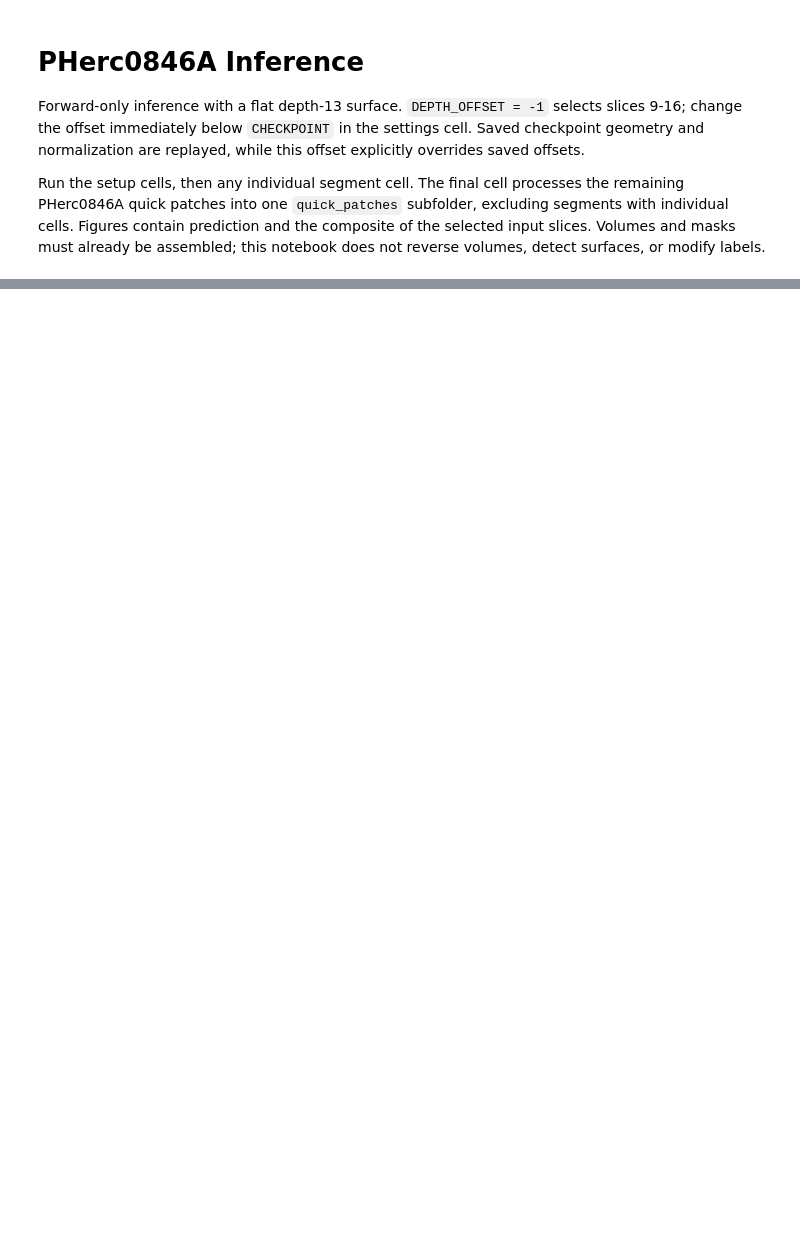
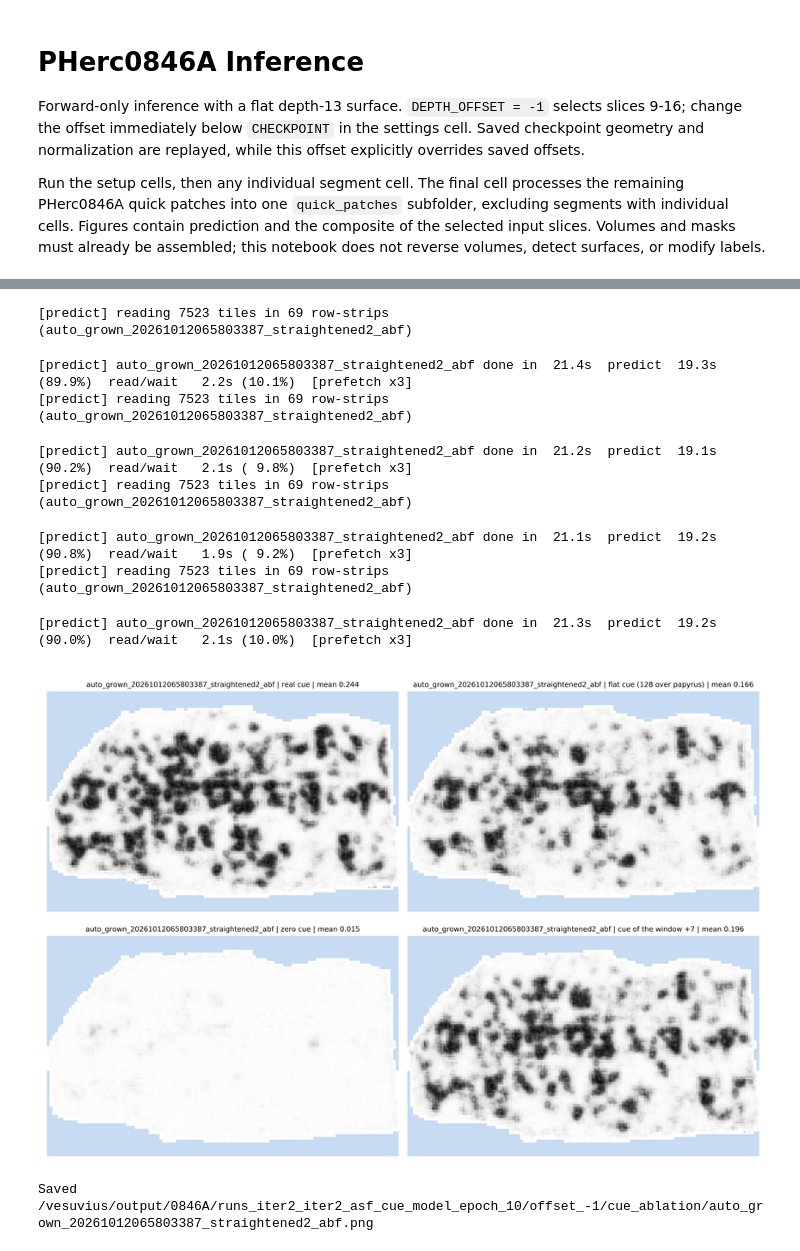
Before and after one commit to jeff-j-chen/vesuvius, a Jupyter notebook: 0846A_eval.ipynb, the cells around one changed output, grey strips where cells are left out. Saved outputs shown, nothing was run; the diff lists cells and outputs as text; code cells hidden in the pictures; blank space fills up the shorter version.

```diff
--- a/0846A_eval.ipynb
+++ b/0846A_eval.ipynb
@@ -10,7 +10,7 @@ depth_ensemble = []
 # how ensemble depths combine: 'z-score' (top-2), 'max', 'mid-boost' (k=3), 'mean' (top-2); '' = 'mid-boost'
 ensemble_method = ''
 
-CHECKPOINT = "/vesuvius/models/runs_iter2/iter2_ft_asf_mil/best_model_f1.pth"
+CHECKPOINT = "/vesuvius/models/runs_iter2/iter2_cue_dropout_labelsv3_seed17/model_epoch_10.pth"
 DEPTH_OFFSET = -1
 
 FLAT_DEPTH = 13
@@ -309,6 +330,8 @@ import utils.depth_ensemble as depth_ensemble_utils
 importlib.reload(figure_utils)
 importlib.reload(depth_ensemble_utils)
 depth_ensemble_utils.resolve(depth_ensemble, ensemble_method)
+
+PREDICTIONS = {}  # last prediction grid of each rendered patch, for cells that post-process it
 
 
 def training_label_and_cue(name, inputs):
@@ -341,6 +364,7 @@ def render(name, output_subdir=None, preview=True):
         surface_confidence_map=inputs["surface_confidence"],
         surface_depth_offset=offset, cue_map=inputs["cue"],
     )
+    PREDICTIONS[name] = np.array(prediction, dtype=np.float32)
     ensemble_label = depth_ensemble_utils.describe([offset + o for o in offsets], method)
     projection = np.asarray(inputs["volume"][WINDOW_START:WINDOW_END]).max(axis=0)
     composite = np.clip(projection, 0, 255).astype(np.uint8) * inputs["mask"]
@@ -402,3 +436,76 @@ render(WINNING)
+# %%
+# CUE ABLATION, no training: the same checkpoint on the winning sheet with only the asf_morph cue channel changed.
+#   real cue                | flat cue (128 = "no information" over the papyrus)
+#   zero cue (strongest "no ink" evidence) | cue of the window +7 slices away (a real map, but the wrong one for these slices)
+# Regions that fade with the flat/zero cue are driven by the cue; regions that survive come from the raw slices. The model never
+# saw these cues in training, so read which regions change, not the absolute probabilities.
+from utils.precomputed_asf import cue_from_window
+
+ABLATION_SWAP_SHIFT = 7
+
+
+def cue_ablation(name=WINNING, preview=True):
+    from utils.fast_figure import orient_display
+
+    inputs = load_inputs(name)
+    if str(C.model.input_cue) != "pre_clahe":
+        raise ValueError("this checkpoint has no cue input to ablate")
+    mask, height, width = inputs["mask"], *inputs["mask"].shape
+    start, end = inputs["win_start"] + ABLATION_SWAP_SHIFT, inputs["win_end"] + ABLATION_SWAP_SHIFT
+    swapped_path = CACHE_ROOT / "cue" / f"{PATCHES[name]['zid']}_s{start}.npy"
+    if not swapped_path.is_file():
+        swapped_path.parent.mkdir(parents=True, exist_ok=True)
+        np.save(swapped_path, cue_from_window(np.asarray(inputs["volume"][start:end], dtype=np.float32), mask))
+    cues = {
+        "flat cue (128 over papyrus)": np.where(mask, 128, 0).astype(np.uint8),
+        "zero cue": np.zeros(mask.shape, dtype=np.uint8),
+        f"cue of the window +{ABLATION_SWAP_SHIFT}": np.load(swapped_path, mmap_mode="r"),
+    }
+    offsets, method = depth_ensemble_utils.resolve(depth_ensemble, ensemble_method)
+    predict = depth_ensemble_utils.ensemble_predict(predict_tiles, offsets, method)
+    results = {"real cue": PREDICTIONS[name] if name in PREDICTIONS else None}
+    for label, cue in {"real cue": inputs["cue"], **cues}.items():
+        if results.get(label) is not None:
+            continue
+        results[label] = np.asarray(predict(
+            C, get_model(), inputs["volume"], mask, inputs["coords"], (0, height), (0, width), C.data.d_start, name,
+            *inputs["norm"], surface_depth_map=inputs["surface_depth"], surface_confidence_map=inputs["surface_confidence"],
+            surface_depth_offset=inputs["offset"], cue_map=cue,
+        ), dtype=np.float32)
+    panels = []
+    for label, grid in results.items():
+        shown = orient_display(grid, name)
+        panels.append((f"{name} | {label} | mean {np.nanmean(shown):.3f}",
+                       colorize(shown, "gray_r", (0.78, 0.86, 0.95)), cv2.INTER_NEAREST, None))
+    cell = int(C.model.multitile_subtile)
+    folder = OUT_DIR / "cue_ablation"
+    folder.mkdir(parents=True, exist_ok=True)
+    path = folder / f"{name}.png"
+    save_panel_grid([panels[:2], panels[2:]], (shown.shape[0] * cell, shown.shape[1] * cell), str(path), gap_px=24)
+    if preview:
+        with Image.open(path) as saved:
+            display(saved.resize((max(1, saved.width // PREVIEW_DOWNSCALE), max(1, saved.height // PREVIEW_DOWNSCALE)),
+                                 Image.Resampling.LANCZOS))
+    print(f"Saved {path}")
+    del inputs, results, panels, cues
+    gc.collect()
+    if C.device == "cuda":
+        torch.cuda.empty_cache()
+    return path
+
+
+cue_ablation_path = cue_ablation()
+# %% [output]
+[predict] reading 7523 tiles in 69 row-strips (auto_grown_20261012065803387_straightened2_abf)
+[predict] auto_grown_20261012065803387_straightened2_abf done in  21.4s  predict  19.3s (89.9%)  read/wait   2.2s (10.1%)  [prefetch x3]
+[predict] reading 7523 tiles in 69 row-strips (auto_grown_20261012065803387_straightened2_abf)
+[predict] auto_grown_20261012065803387_straightened2_abf done in  21.2s  predict  19.1s (90.2%)  read/wait   2.1s ( 9.8%)  [prefetch x3]
+[predict] reading 7523 tiles in 69 row-strips (auto_grown_20261012065803387_straightened2_abf)
+[predict] auto_grown_20261012065803387_straightened2_abf done in  21.1s  predict  19.2s (90.8%)  read/wait   1.9s ( 9.2%)  [prefetch x3]
+[predict] reading 7523 tiles in 69 row-strips (auto_grown_20261012065803387_straightened2_abf)
+[predict] auto_grown_20261012065803387_straightened2_abf done in  21.3s  predict  19.2s (90.0%)  read/wait   2.1s (10.0%)  [prefetch x3]
+[figure, added]
+Saved /vesuvius/output/0846A/runs_iter2_iter2_asf_cue_model_epoch_10/offset_-1/cue_ablation/auto_grown_20261012065803387_straightened2_abf.png
 # %%
 # TRAIN: ABF
 render("auto_grown_20260927134928530_abf")
```
Also changed, not shown: parts of 5 cells of this notebook, 16 other files.
